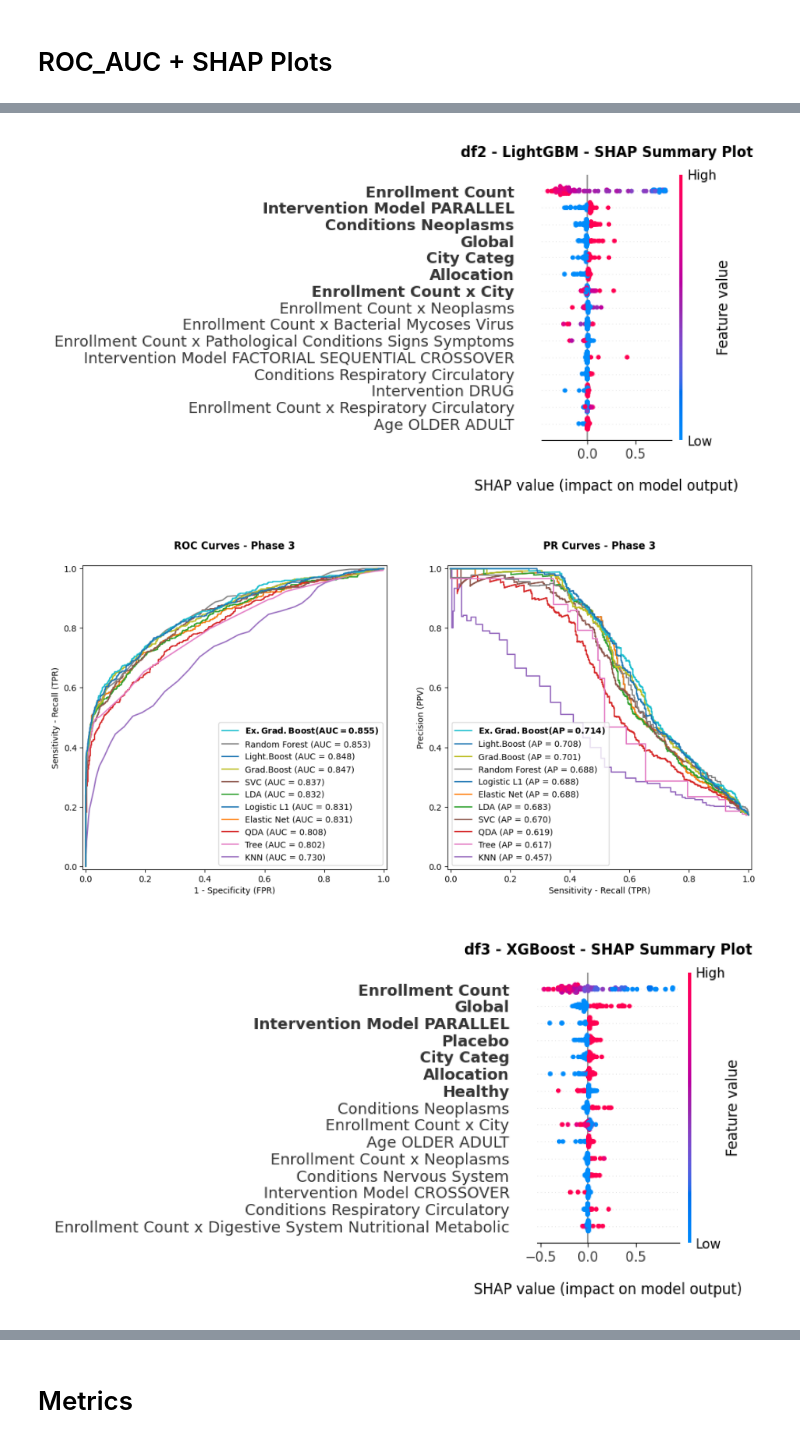
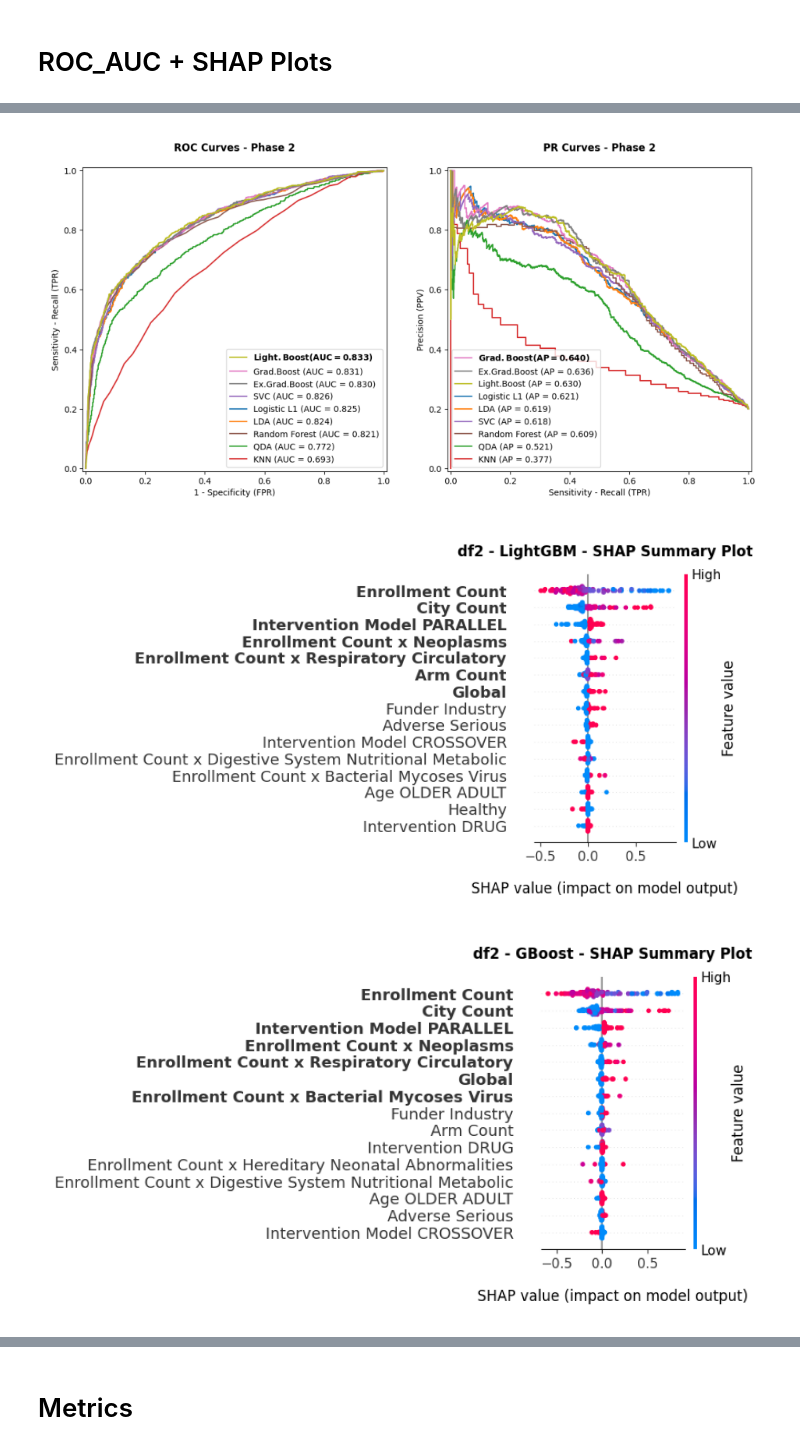
Before and after one commit to AndreouEugenia/Thesis, a Jupyter notebook: 6.Thesis_Results.ipynb, the cells around one changed output, grey strips where cells are left out. Drawn from its saved outputs; the diff is of its cells as text; code cells hidden in the pictures.

```diff
--- a/6.Thesis_Results.ipynb
+++ b/6.Thesis_Results.ipynb
@@ -25,6 +59,11 @@ xgb_shap2 = f"shap_plots/df2_XGBoost_shap_plot.png"
 xgb_shap3 = f"shap_plots/df3_XGBoost_shap_plot.png"
 xgb_shap4 = f"shap_plots/df4_XGBoost_shap_plot.png"
 
+gb_shap1 = f"shap_plots/df1_GBoost_shap_plot.png"
+gb_shap2 = f"shap_plots/df2_GBoost_shap_plot.png"
+gb_shap3 = f"shap_plots/df3_GBoost_shap_plot.png"
+gb_shap4 = f"shap_plots/df4_GBoost_shap_plot.png"
+
 # SHAP Mean Values
 lgb_values1 = pd.read_pickle(r".\shap_plots\df3_XGBoost_mean_shap.pkl")
 lgb_values2 = pd.read_pickle(r".\shap_plots\df2_XGBoost_mean_shap.pkl")
@@ -36,6 +75,11 @@ xgb_values2 = pd.read_pickle(r".\shap_plots\df2_XGBoost_mean_shap.pkl")
 xgb_values3 = pd.read_pickle(r".\shap_plots\df3_XGBoost_mean_shap.pkl")
 xgb_values4 = pd.read_pickle(r".\shap_plots\df4_XGBoost_mean_shap.pkl")
 
+gb_values1 = pd.read_pickle(r".\shap_plots\df1_GBoost_mean_shap.pkl")
+gb_values2 = pd.read_pickle(r".\shap_plots\df2_GBoost_mean_shap.pkl")
+gb_values3 = pd.read_pickle(r".\shap_plots\df3_GBoost_mean_shap.pkl")
+gb_values4 = pd.read_pickle(r".\shap_plots\df4_GBoost_mean_shap.pkl")
+
 # Accuracy, Classification report, MCC
 metrics1 = pd.read_pickle(f"./shap_plots/df1_metrics.pkl")
 metrics2 = pd.read_pickle(f"./shap_plots/df2_metrics.pkl")
@@ -44,7 +88,7 @@ metrics4 = pd.read_pickle(f"./shap_plots/df4_metrics.pkl")
 # %%
 # One figure per Phase
 
-def fun_fig_com(path1, path2, i):
+def fun_fig_com(path1, path2, path3 = None):
     img1 = mpimg.imread(path1)
     img2 = mpimg.imread(path2)
 
@@ -61,11 +105,21 @@ def fun_fig_com(path1, path2, i):
     #plt.title(f'SHAP plot - Phase {i}', fontweight='bold')
     plt.tight_layout()
     plt.show()
+
+    if path3 is not None:
+        img3 = mpimg.imread(path3)
+
+        plt.figure(figsize=(10, 5))
+        plt.imshow(img3)
+        plt.axis('off')
+        #plt.title(f'SHAP plot - Phase {i}', fontweight='bold')
+        plt.tight_layout()
+        plt.show()
 # %% [markdown]
 # ROC_AUC + SHAP Plots
 # %%
-fun_fig_com(roc1, xgb_shap1, 1)
-fun_fig_com(roc2, lgb_shap2, 2)
-fun_fig_com(roc3, xgb_shap3, 3)
-fun_fig_com(roc4, xgb_shap4, 4)
+fun_fig_com(roc1, xgb_shap1, lgb_shap1)
+fun_fig_com(roc2, lgb_shap2, gb_shap2)
+fun_fig_com(roc3, xgb_shap3)
+fun_fig_com(roc4, lgb_shap4, xgb_shap4)
 # %% [output]
@@ -75,3 +129,3 @@ fun_fig_com(roc4, xgb_shap4, 4)
-[figure, old version]
+[figure, new version]
-[figure, old version]
+[figure, new version]
-[figure, old version]
+[figure, new version]
```
Also changed, not shown: parts of 9 cells of this notebook, 19 other files.
